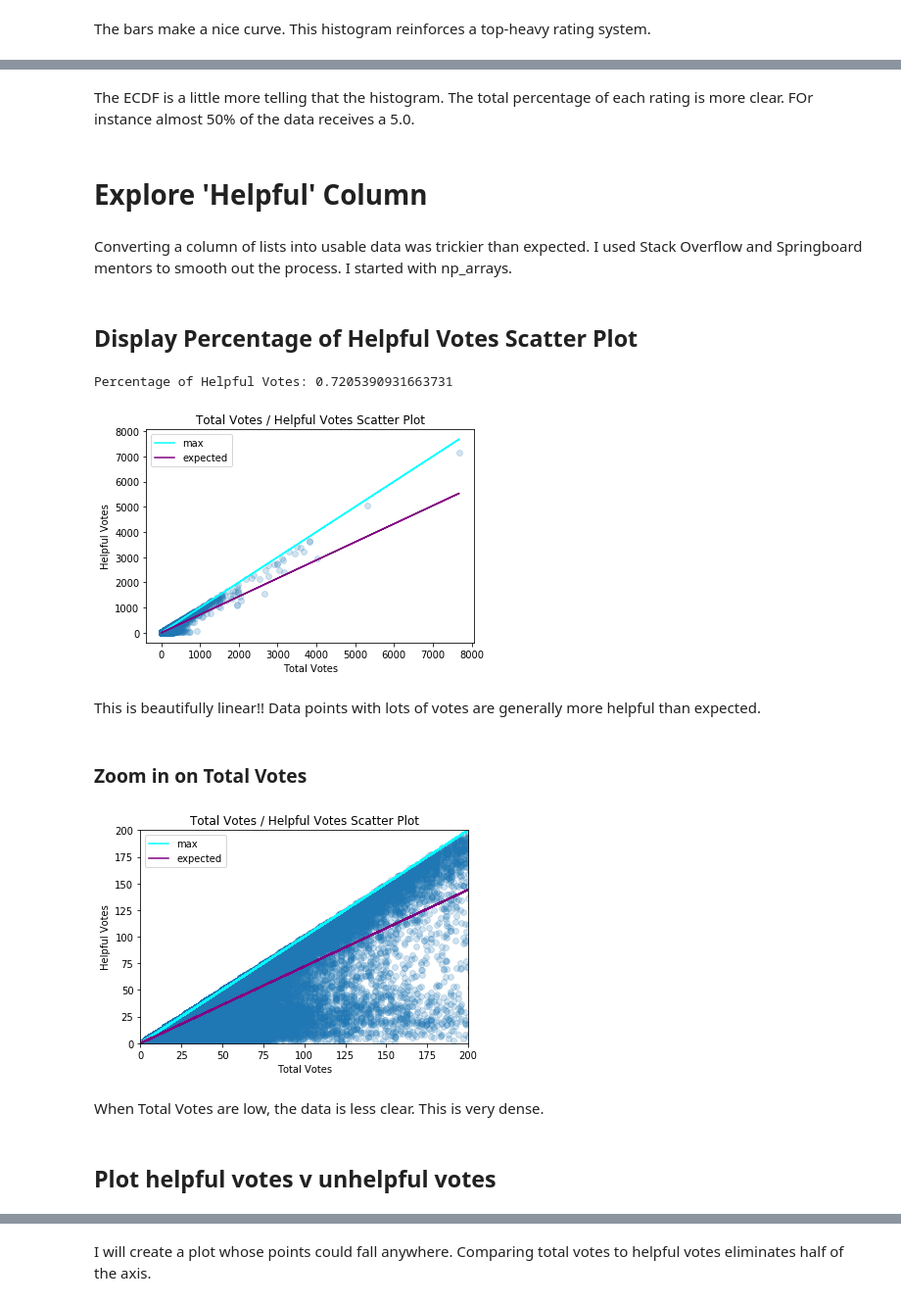
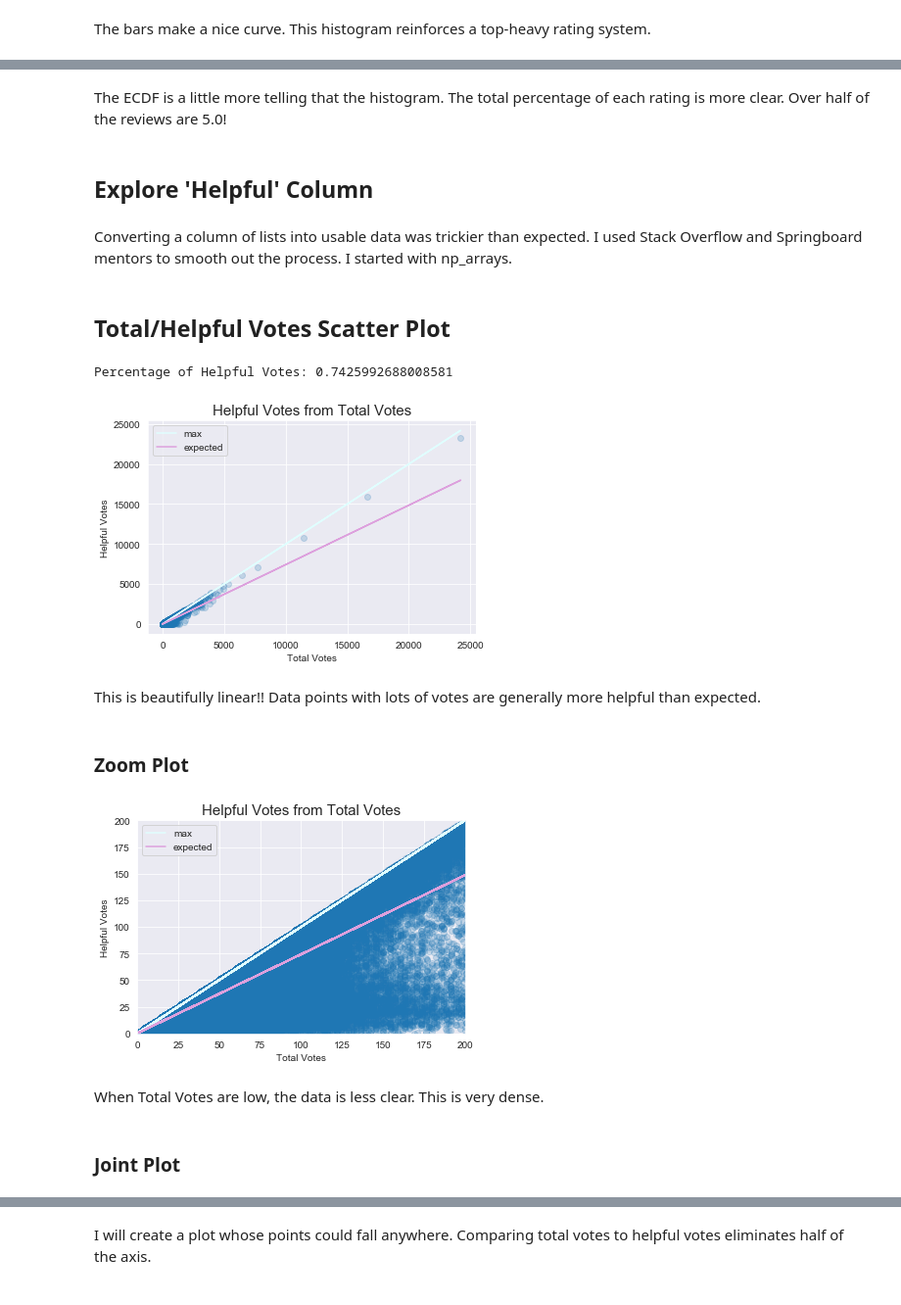
Before and after one commit to coreyjwade/Helpful_Reviews, a Jupyter notebook: Helpful_Reviews_Exploratory_Data_Analysis.ipynb, the cells around one changed output, grey strips where cells are left out. Shown at 98% size. Drawn from its saved outputs; the diff is of its cells as text; code cells hidden in the pictures.

```diff
--- a/Helpful_Reviews_Exploratory_Data_Analysis.ipynb
+++ b/Helpful_Reviews_Exploratory_Data_Analysis.ipynb
@@ -17,9 +17,10 @@ http://jmcauley.ucsd.edu/data/amazon/
 import pandas as pd
 import numpy as np
 import matplotlib.pyplot as plt
+%matplotlib inline
 
 # Open DataFrame
-df = pd.read_csv('df.csv', nrows=800000)
+df = pd.read_csv('df.csv')
 # %%
 # View Full DataFrame
 df.head()
@@ -67,0 +62,4 @@ plt.show()
+# %%
+# Setup Seaborn
+import seaborn as sns
+sns.set_style("darkgrid")
@@ -111,17 +155,17 @@ Text(0.5,1,'Frequency of Ratings')
 # %% [markdown]
-The ECDF is a little more telling that the histogram. The total percentage of each rating is more clear. FOr instance almost 50% of the data receives a 5.0.
+The ECDF is a little more telling that the histogram. The total percentage of each rating is more clear. Over half of the reviews are 5.0!
 # %% [markdown]
-# Explore 'Helpful' Column
+## Explore 'Helpful' Column
 # %% [markdown]
 Converting a column of lists into usable data was trickier than expected. I used Stack Overflow and Springboard mentors to smooth out the process. I started with np_arrays.
 # %% [markdown]
-## Display Percentage of Helpful Votes Scatter Plot
+## Total/Helpful Votes Scatter Plot
 # %%
 # Define percentage of helpful votes as one sum.
 percentage_helpful = df['Helpful_Votes'].sum()/df['Total_Votes'].sum()
 print('Percentage of Helpful Votes:', percentage_helpful)
 # %% [output]
-Percentage of Helpful Votes: 0.7205390931663731
+Percentage of Helpful Votes: 0.7425992688008581
 # %%
 # Generate plot comparing helpful votes and total votes
 
@@ -132,61 +176,66 @@ x = df['Total_Votes']
 # Create labels
 plt.ylabel('Helpful Votes')
 plt.xlabel('Total Votes')
-plt.title('Total Votes / Helpful Votes Scatter Plot')
+plt.title('Helpful Votes from Total Votes', fontsize=15)
 
 # Create plot
 plt.scatter(x,y,alpha=0.2)
 
 #Since helpful votes cannot exceed total votes, the cyan line represents a maximum.
-maxLine, = plt.plot(x, x, 'cyan', label='max')
+maxLine, = plt.plot(x, x, 'lightcyan', label='max')
 
 #The purple line is the expected value of helpful votes
-expectedLine, = plt.plot(x, percentage_helpful*x, 'purple', label='expected')
+expectedLine, = plt.plot(x, percentage_helpful*x, 'plum', label='expected')
 
 # Create legend
 plt.legend(handles=[maxLine, expectedLine])
 
+plt.savefig("Votes_Scatter", dpi=300)
+
 # Show plot
 plt.show()
 # %% [output]
-[figure, old version]
+[figure, new version]
 # %% [markdown]
 This is beautifully linear!! Data points with lots of votes are generally more helpful than expected.
-# %% [markdown]
-### Zoom in on Total Votes
+# %% [markdown]
+### Zoom Plot
 # %%
 # Generate zoomed plot comparing helpful votes and total votes
+plt.rcParams['agg.path.chunksize'] = 10000
 
 # Define x and y
 y = df['Helpful_Votes']
 x = df['Total_Votes']
 
 # Create labels
 plt.ylabel('Helpful Votes')
 plt.xlabel('Total Votes')
-plt.title('Total Votes / Helpful Votes Scatter Plot')
+plt.title('Helpful Votes from Total Votes', fontsize=15)
 
 # Create plot
 plt.scatter(x,y,alpha=0.2)
 
 #Since helpful votes cannot exceed total votes, the cyan line represents a maximum.
-maxLine, = plt.plot(x, x, 'cyan', label='max')
+maxLine, = plt.plot(x, x, 'lightcyan', label='max')
 
 #The purple line is the expected value of helpful votes
-expectedLine, = plt.plot(x, percentage_helpful*x, 'purple', label='expected')
+expectedLine, = plt.plot(x, percentage_helpful*x, 'plum', label='expected')
 
 # Create legend
 plt.legend(handles=[maxLine, expectedLine])
 
 # Set limits
 plt.xlim(0,200)
 plt.ylim(0,200)
 
+plt.savefig("Votes_Scatter_Zoom", dpi=300)
+
 # Show plot
 plt.show()
 # %% [output]
-[figure, old version]
+[figure, new version]
 # %% [markdown]
 When Total Votes are low, the data is less clear. This is very dense.
-# %% [markdown]
-## Plot helpful votes v unhelpful votes
+# %% [markdown]
+### Joint Plot
```
Also changed, not shown: parts of 30 cells of this notebook.
